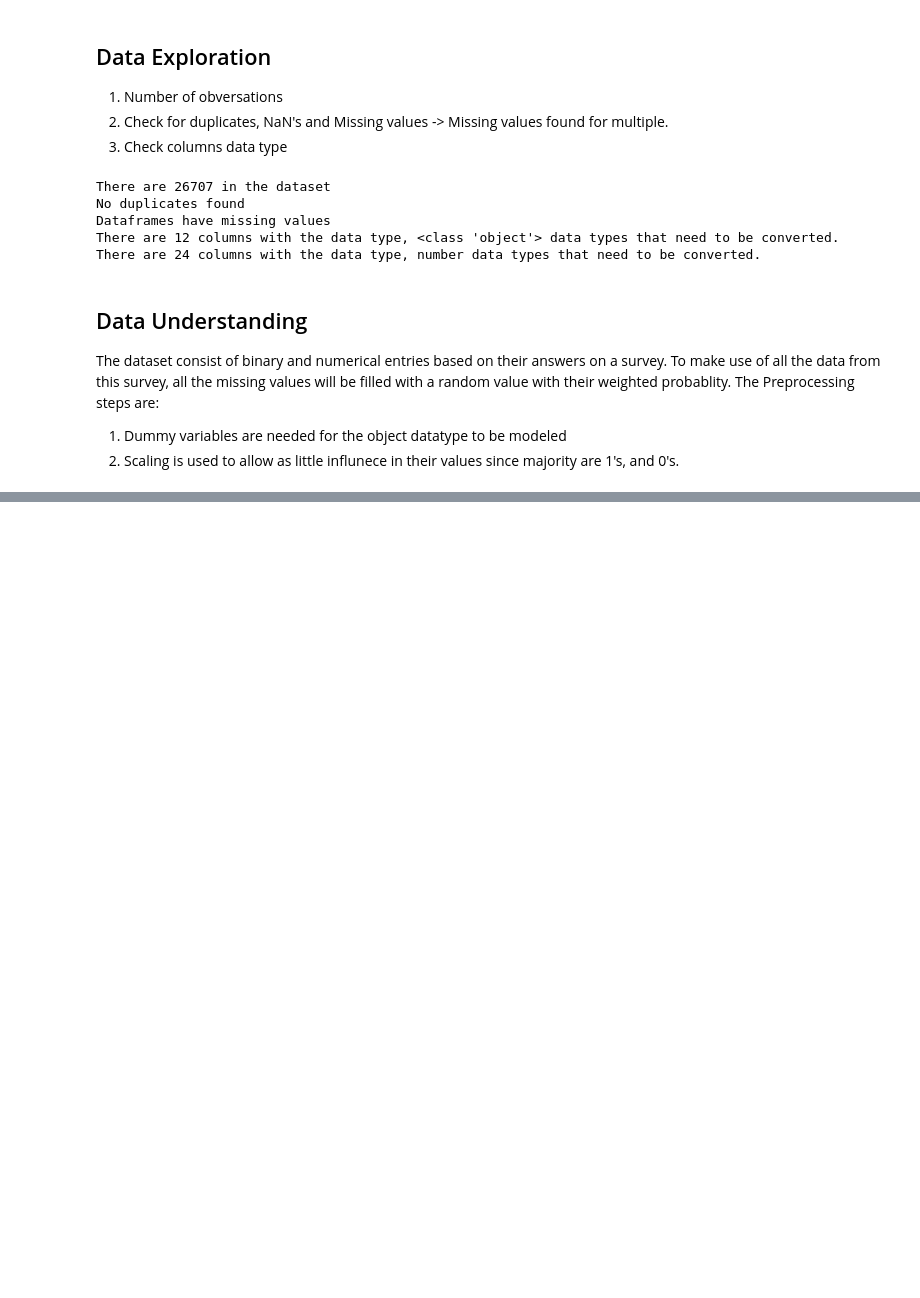
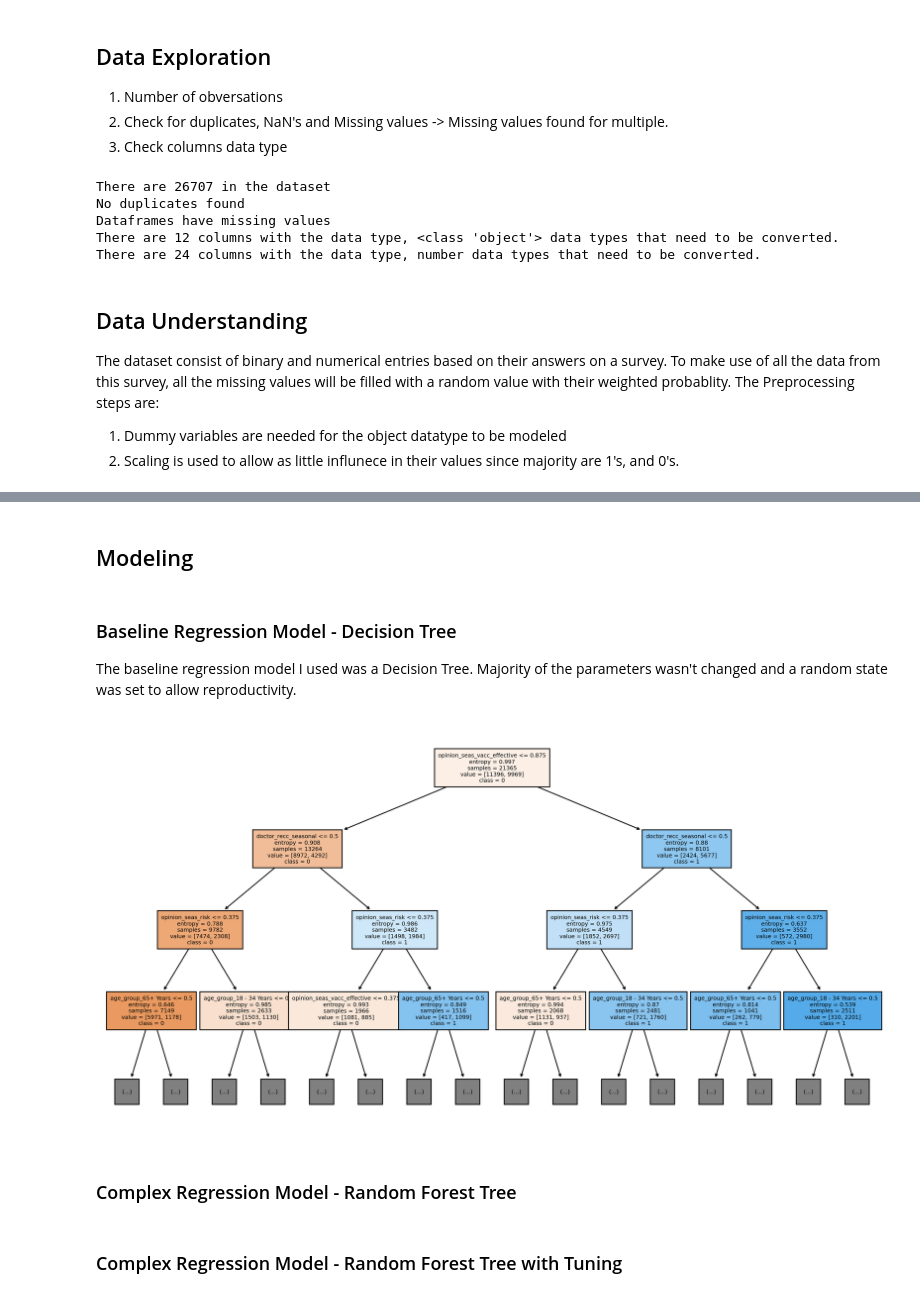
Before and after one commit to Tommyphung1/Predicting-Patient-Vaccine-Status, a Jupyter notebook: Untitled.ipynb, the cells around one changed output, grey strips where cells are left out. Drawn from its saved outputs; the diff is of its cells as text; code cells hidden in the pictures; blank space fills up the shorter version.

Commit message:
Completed best model and started pipeline

```diff
--- a/Untitled.ipynb
+++ b/Untitled.ipynb
@@ -131,0 +139,3 @@ The Preprocessing steps are:
+# %%
+## 1. Split the dataframe
+X_train, X_test, y_train, y_test = train_test_split(features.drop('respondent_id', axis = 1), target, test_size= .20, random_state= 420)
@@ -131,0 +161,36 @@ The Preprocessing steps are:
+# %%
+## 4.  Create dummy variables
+X_train_scaled = pd.get_dummies(X_train, columns= X_train.select_dtypes(object).columns)
+X_test_scaled = pd.get_dummies(X_test, columns= X_train.select_dtypes(object).columns)
+# %%
+## 5. Fit and transform the dataset with the dataset
+scaler = MinMaxScaler()
+X_train_scaled = pd.DataFrame(scaler.fit_transform(X_train_scaled), columns= X_train_scaled.columns)
+X_test_scaled = pd.DataFrame(scaler.transform(X_test_scaled), columns= X_test_scaled.columns)
+# %% [markdown]
+## Modeling
+# %% [markdown]
+### Baseline Regression Model - Decision Tree
+
+The baseline regression model I used was a Decision Tree. Majority of the parameters wasn't changed and a random state was set to allow reproductivity.
+# %%
+tree_clf = DecisionTreeClassifier(criterion= 'entropy', random_state= 420)
+tree_model = tree_clf.fit(X_train_scaled,y_train)
+
+tree_scores = []
+tree_scores.append(tree_clf.score(X_train_scaled, y_train))
+tree_scores.append(tree_clf.score(X_test_scaled, y_test))
+tree_scores.append(cross_val_score(tree_clf, X_test_scaled, y_test, scoring= 'accuracy').mean())
+# %%
+fig, axes = plt.subplots(nrows = 1,ncols = 1, figsize = (15,8), dpi=300)
+tree.plot_tree(tree_clf,
+               feature_names = X_train_scaled.columns,
+               class_names=np.unique(y_train).astype('str'),
+               filled = True,
+               max_depth= 3,
+               fontsize = 6)
+plt.show()
+# %% [output]
+[figure, added]
+# %% [markdown]
+### Complex Regression Model - Random Forest Tree
@@ -131,0 +205,2 @@ The Preprocessing steps are:
+# %% [markdown]
+### Complex Regression Model - Random Forest Tree with Tuning
```
Also changed, not shown: parts of 24 cells of this notebook, 3 other files.
